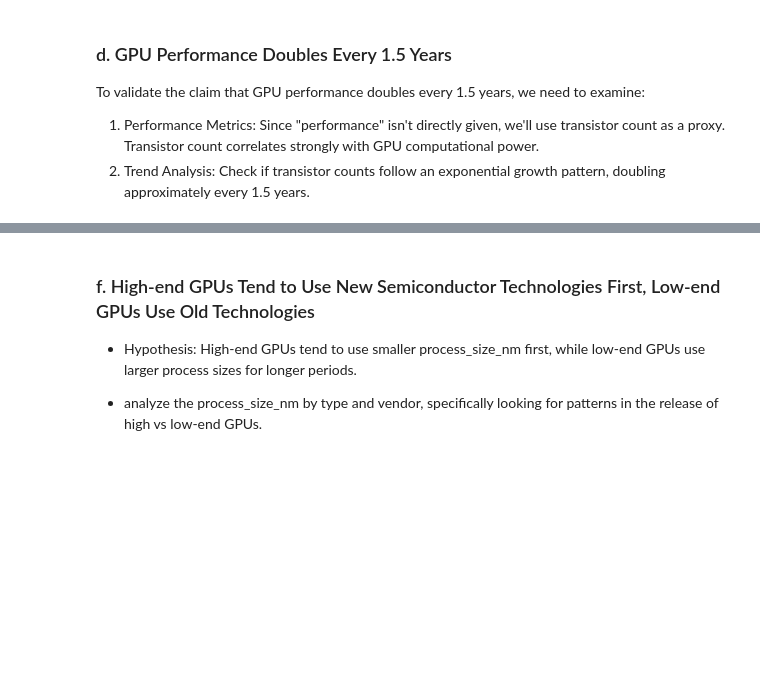
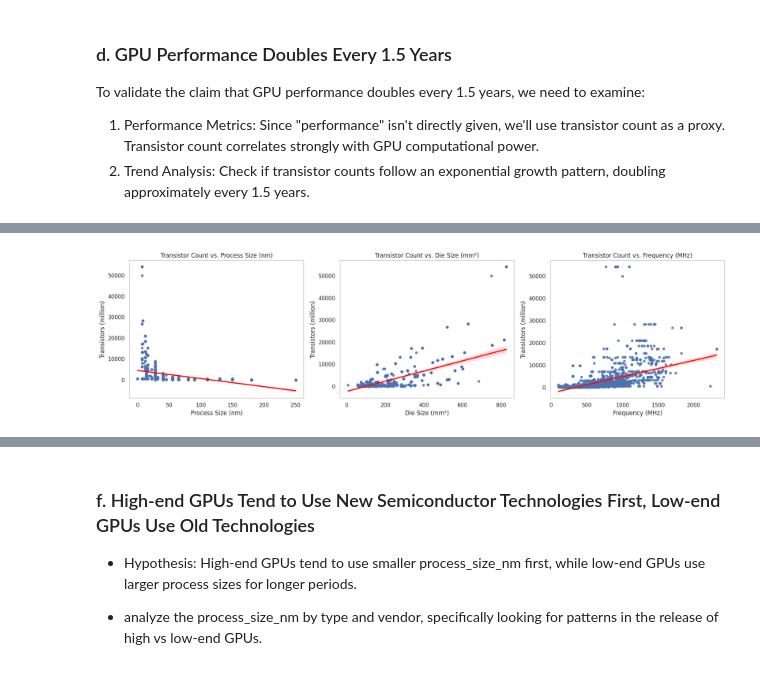
Before and after one commit to bonareri/Machine_Learning_1, a Jupyter notebook: ML_Data_cleaning.ipynb, the cells around one changed output, grey strips where cells are left out. Cells and saved outputs as stored; diff of their text form; code cells hidden in the pictures; blank space fills up the shorter version.

```diff
--- a/ML_Data_cleaning.ipynb
+++ b/ML_Data_cleaning.ipynb
@@ -469,0 +384,40 @@ plt.show()
+# %%
+import matplotlib.pyplot as plt
+import seaborn as sns
+
+# Set plot style
+sns.set(style="whitegrid")
+
+# Create a 3-row subplot layout
+fig, axes = plt.subplots(1, 3, figsize=(18, 5))
+
+# Plot 1: Transistor count vs. Process Size
+sns.regplot(x='process_size_nm', y='transistors_million', data=gpu_data, ax=axes[0],
+            scatter_kws={'s': 20}, line_kws={'color': 'red'})
+axes[0].set_title('Transistor Count vs. Process Size (nm)')
+axes[0].set_xlabel('Process Size (nm)')
+axes[0].set_ylabel('Transistors (million)')
+
+# Plot 2: Transistor count vs. Die Size
+sns.regplot(x='die_size_mm^2', y='transistors_million', data=gpu_data, ax=axes[1],
+            scatter_kws={'s': 20}, line_kws={'color': 'red'})
+axes[1].set_title('Transistor Count vs. Die Size (mm²)')
+axes[1].set_xlabel('Die Size (mm²)')
+axes[1].set_ylabel('Transistors (million)')
+
+# Plot 3: Transistor count vs. Frequency
+sns.regplot(x='freq_mhz', y='transistors_million', data=gpu_data, ax=axes[2],
+            scatter_kws={'s': 20}, line_kws={'color': 'red'})
+axes[2].set_title('Transistor Count vs. Frequency (MHz)')
+axes[2].set_xlabel('Frequency (MHz)')
+axes[2].set_ylabel('Transistors (million)')
+
+# Remove gridlines as per user preference
+for ax in axes:
+    ax.grid(False)
+
+# Adjust layout
+plt.tight_layout()
+plt.show()
+# %% [output]
+[figure, added]
```
Also changed, not shown: parts of 26 cells of this notebook.
